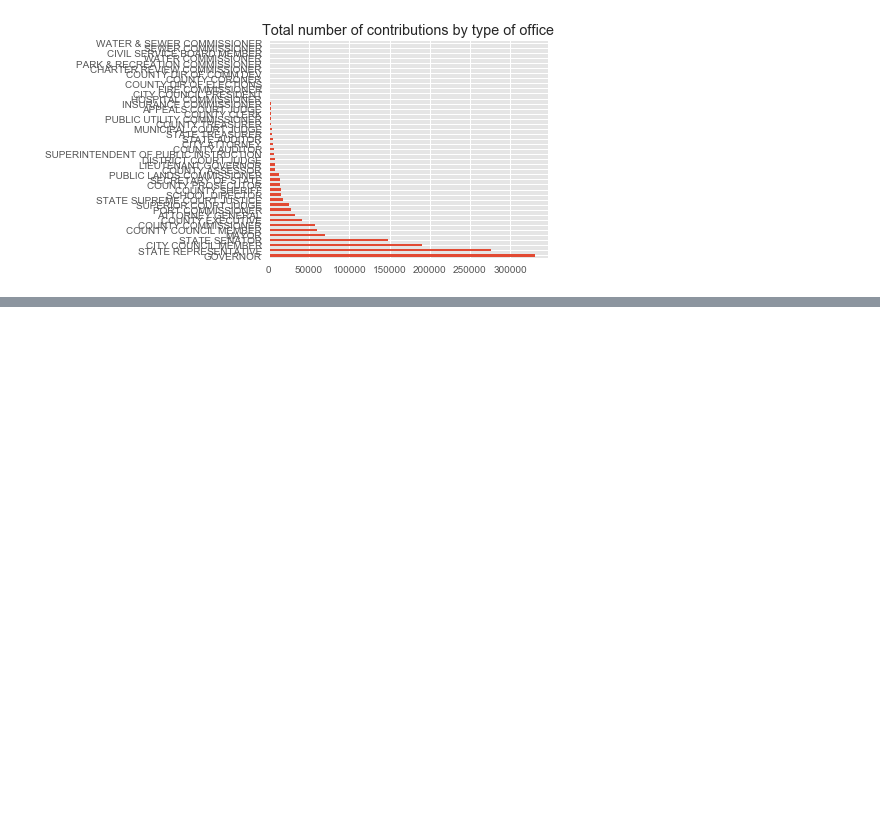
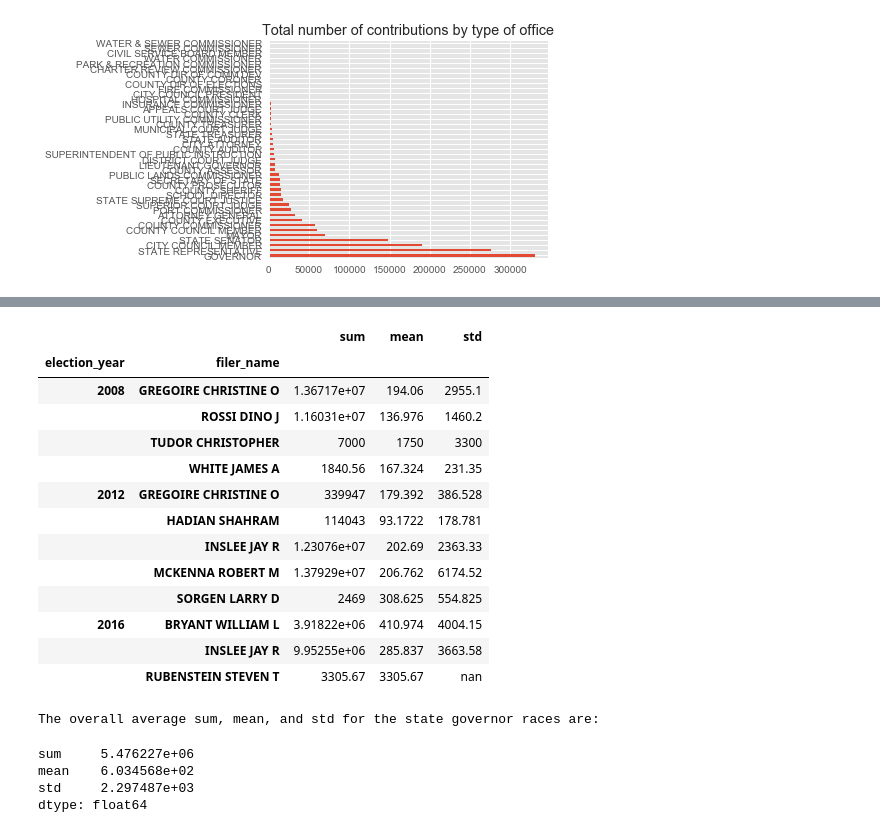
Before and after one commit to orbitse/data-512-finalproject, a Jupyter notebook: A6-Final-Project.ipynb, the cells around one changed output, grey strips where cells are left out. Drawn from its saved outputs; the diff is of its cells as text; code cells hidden in the pictures; blank space fills up the shorter version.

```diff
--- a/A6-Final-Project.ipynb
+++ b/A6-Final-Project.ipynb
@@ -810,0 +610,28 @@ group_city_councils["amount"].agg([np.sum, np.mean, np.std])
+# %%
+group_governs = governors[["election_year", "filer_name",
+                           "amount"]].groupby(["election_year",
+                                               "filer_name"])
+govern_stats = group_governs["amount"].agg([np.sum, np.mean, np.std])
+govern_stats.style.highlight_max(["sum", "mean", "std"], axis=0)
+print("The overall average sum, mean, and std for the state governor races are:")
+govern_stats.mean()
+# %% [output]
+|  |  | sum | mean | std |
+| election_year | filer_name |  |  |  |
+| 2008 | GREGOIRE CHRISTINE O | 1.36717e+07 | 194.06 | 2955.1 |
+|  | ROSSI DINO J | 1.16031e+07 | 136.976 | 1460.2 |
+|  | TUDOR CHRISTOPHER | 7000 | 1750 | 3300 |
+|  | WHITE JAMES A | 1840.56 | 167.324 | 231.35 |
+| 2012 | GREGOIRE CHRISTINE O | 339947 | 179.392 | 386.528 |
+|  | HADIAN SHAHRAM | 114043 | 93.1722 | 178.781 |
+|  | INSLEE JAY R | 1.23076e+07 | 202.69 | 2363.33 |
+|  | MCKENNA ROBERT M | 1.37929e+07 | 206.762 | 6174.52 |
+|  | SORGEN LARRY D | 2469 | 308.625 | 554.825 |
+| 2016 | BRYANT WILLIAM L | 3.91822e+06 | 410.974 | 4004.15 |
+|  | INSLEE JAY R | 9.95255e+06 | 285.837 | 3663.58 |
+|  | RUBENSTEIN STEVEN T | 3305.67 | 3305.67 | nan |
+The overall average sum, mean, and std for the state governor races are:
+sum     5.476227e+06
+mean    6.034568e+02
+std     2.297487e+03
+dtype: float64
```
Also changed, not shown: parts of 34 cells of this notebook.
